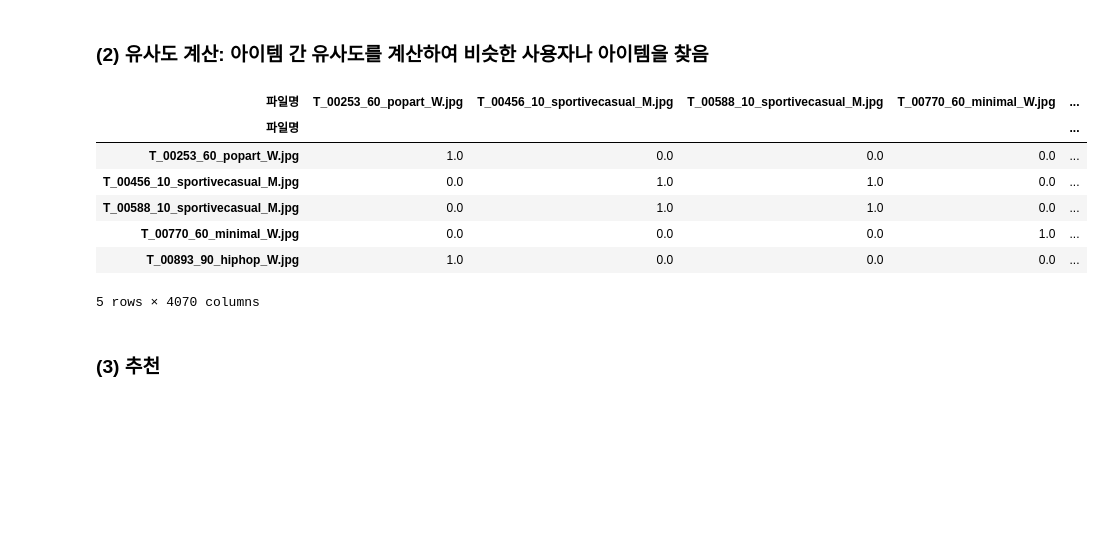
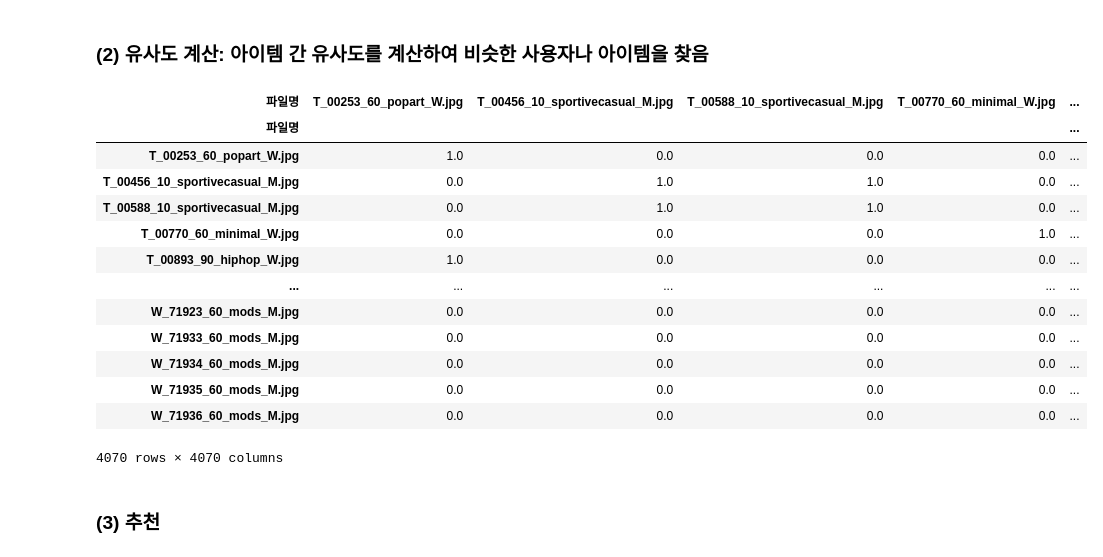
Before and after one commit to editdiary/DCC, a Jupyter notebook: Mission3/mission3-1.ipynb, the cells around one changed output. Saved outputs shown, nothing was run; the diff lists cells and outputs as text; code cells hidden in the pictures; blank space fills up the shorter version.

```diff
--- a/Mission3/mission3-1.ipynb
+++ b/Mission3/mission3-1.ipynb
@@ -106,25 +106,31 @@ t_item_user_matrix      # train 데이터의 item-user matrix
 # %%
 # 코사인 유사도 계산 (!코사인 유사도 쓰는 게 맞을지..?)
 from sklearn.metrics.pairwise import cosine_similarity
 
 t_item_similarity_matrix = cosine_similarity(t_item_user_matrix)
 #v_item_similarity_matrix = cosine_similarity(v_item_user_matrix)
 
 # 유사도 행렬을 DataFrame으로 변환하여 쉽게 조작할 수 있도록 함
 t_item_similarity_df = pd.DataFrame(t_item_similarity_matrix, index=t_item_user_matrix.index, columns=t_item_user_matrix.index)
 #v_item_similarity_df = pd.DataFrame(v_item_similarity_matrix, index=v_item_user_matrix.index, columns=v_item_user_matrix.index)
 
-# 아이템 유사도 행렬의 일부를 표시하여 확인
-t_item_similarity_df.head()
+# 아이템 유사도 행렬 확인
+t_item_similarity_df
 # %% [output]
 | 파일명 | T_00253_60_popart_W.jpg | T_00456_10_sportivecasual_M.jpg | T_00588_10_sportivecasual_M.jpg | T_00770_60_minimal_W.jpg | ... |
 | 파일명 |  |  |  |  | ... |
 | T_00253_60_popart_W.jpg | 1.0 | 0.0 | 0.0 | 0.0 | ... |
 | T_00456_10_sportivecasual_M.jpg | 0.0 | 1.0 | 1.0 | 0.0 | ... |
 | T_00588_10_sportivecasual_M.jpg | 0.0 | 1.0 | 1.0 | 0.0 | ... |
 | T_00770_60_minimal_W.jpg | 0.0 | 0.0 | 0.0 | 1.0 | ... |
 | T_00893_90_hiphop_W.jpg | 1.0 | 0.0 | 0.0 | 0.0 | ... |
+| ... | ... | ... | ... | ... | ... |
+| W_71923_60_mods_M.jpg | 0.0 | 0.0 | 0.0 | 0.0 | ... |
+| W_71933_60_mods_M.jpg | 0.0 | 0.0 | 0.0 | 0.0 | ... |
+| W_71934_60_mods_M.jpg | 0.0 | 0.0 | 0.0 | 0.0 | ... |
+| W_71935_60_mods_M.jpg | 0.0 | 0.0 | 0.0 | 0.0 | ... |
+| W_71936_60_mods_M.jpg | 0.0 | 0.0 | 0.0 | 0.0 | ... |
-5 rows × 4070 columns
+4070 rows × 4070 columns
 # %% [markdown]
 ### (3) 추천
 # %%
```
Also changed, not shown: parts of 3 cells of this notebook.
